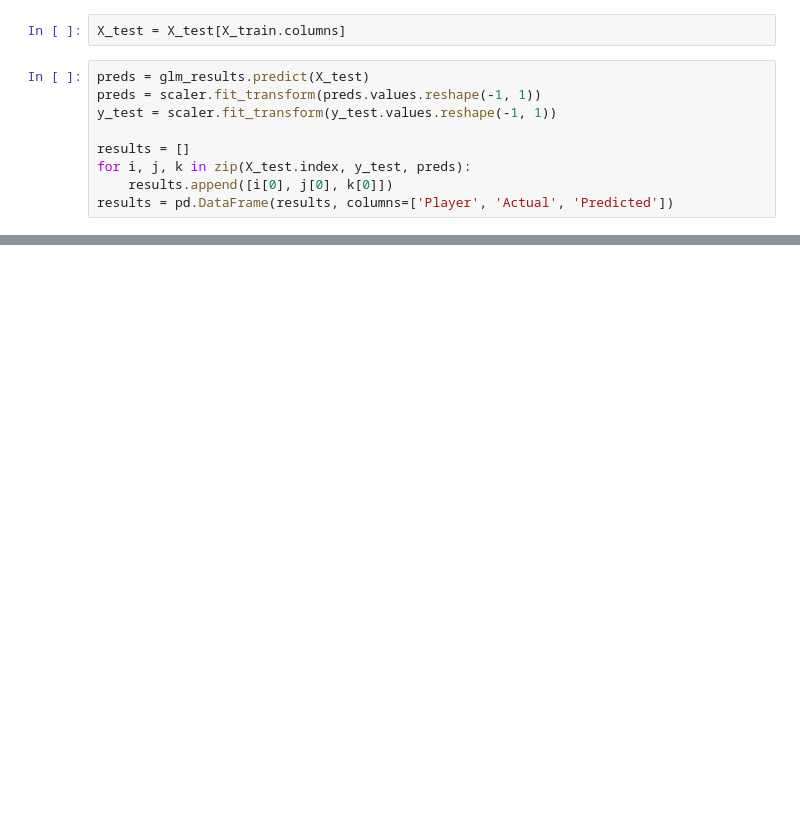
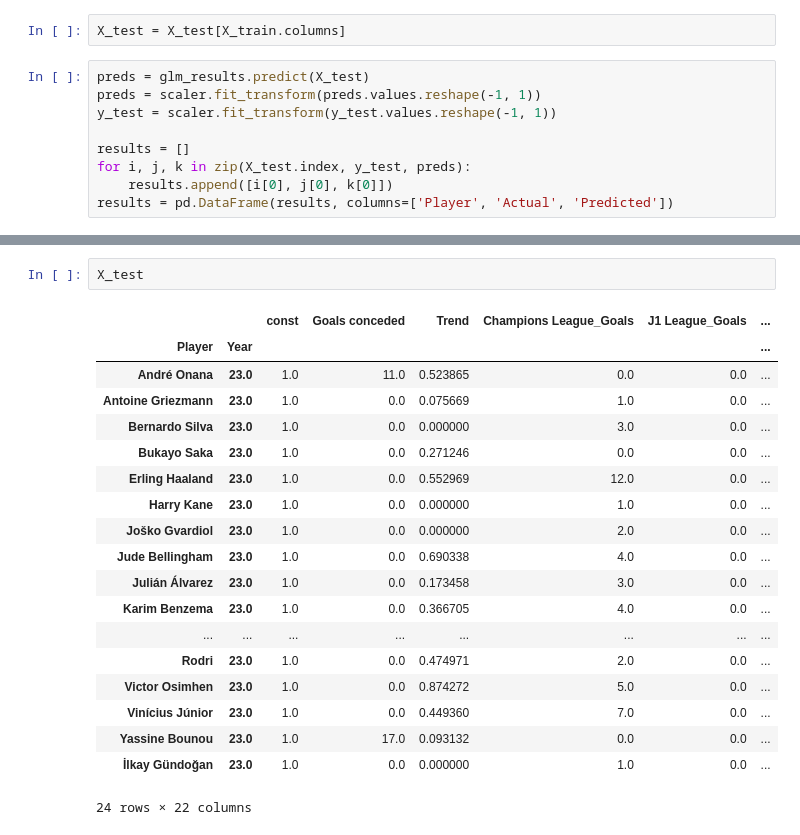
Before and after one commit to TheJarmanitor/outplayed, a Jupyter notebook: notebooks/glm_testing.ipynb, the cells around one changed output, grey strips where cells are left out. Cells and saved outputs as stored; diff of their text form; blank space fills up the shorter version.

```diff
--- a/notebooks/glm_testing.ipynb
+++ b/notebooks/glm_testing.ipynb
@@ -198,0 +229,22 @@ results = pd.DataFrame(results, columns=['Player', 'Actual', 'Predicted'])
+# %%
+X_test
+# %% [output]
+|  |  | const | Goals conceded | Trend | Champions League_Goals | J1 League_Goals | ... |
+| Player | Year |  |  |  |  |  | ... |
+| André Onana | 23.0 | 1.0 | 11.0 | 0.523865 | 0.0 | 0.0 | ... |
+| Antoine Griezmann | 23.0 | 1.0 | 0.0 | 0.075669 | 1.0 | 0.0 | ... |
+| Bernardo Silva | 23.0 | 1.0 | 0.0 | 0.000000 | 3.0 | 0.0 | ... |
+| Bukayo Saka | 23.0 | 1.0 | 0.0 | 0.271246 | 0.0 | 0.0 | ... |
+| Erling Haaland | 23.0 | 1.0 | 0.0 | 0.552969 | 12.0 | 0.0 | ... |
+| Harry Kane | 23.0 | 1.0 | 0.0 | 0.000000 | 1.0 | 0.0 | ... |
+| Joško Gvardiol | 23.0 | 1.0 | 0.0 | 0.000000 | 2.0 | 0.0 | ... |
+| Jude Bellingham | 23.0 | 1.0 | 0.0 | 0.690338 | 4.0 | 0.0 | ... |
+| Julián Álvarez | 23.0 | 1.0 | 0.0 | 0.173458 | 3.0 | 0.0 | ... |
+| Karim Benzema | 23.0 | 1.0 | 0.0 | 0.366705 | 4.0 | 0.0 | ... |
+| ... | ... | ... | ... | ... | ... | ... | ... |
+| Rodri | 23.0 | 1.0 | 0.0 | 0.474971 | 2.0 | 0.0 | ... |
+| Victor Osimhen | 23.0 | 1.0 | 0.0 | 0.874272 | 5.0 | 0.0 | ... |
+| Vinícius Júnior | 23.0 | 1.0 | 0.0 | 0.449360 | 7.0 | 0.0 | ... |
+| Yassine Bounou | 23.0 | 1.0 | 17.0 | 0.093132 | 0.0 | 0.0 | ... |
+| İlkay Gündoğan | 23.0 | 1.0 | 0.0 | 0.000000 | 1.0 | 0.0 | ... |
+24 rows × 22 columns
```
Also changed, not shown: parts of 3 cells of this notebook.
